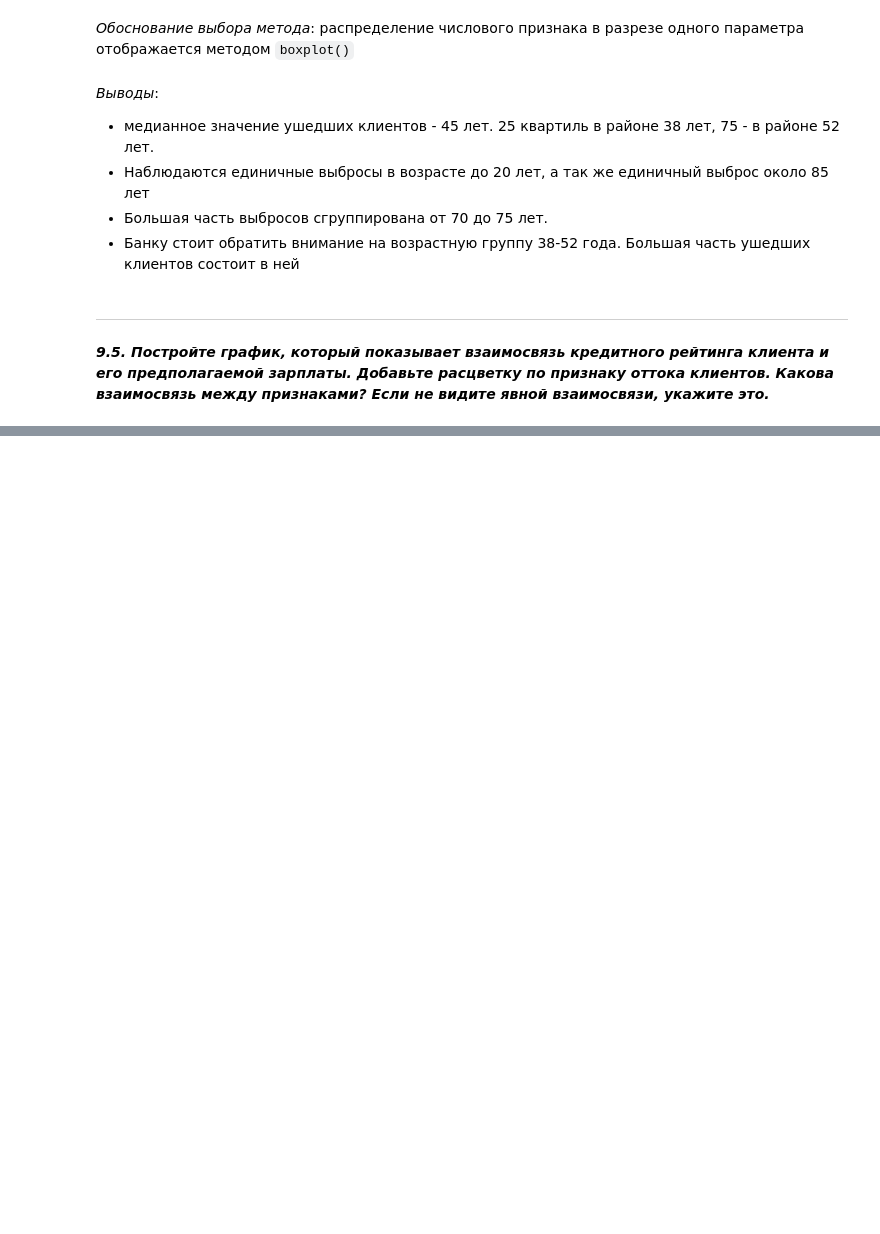
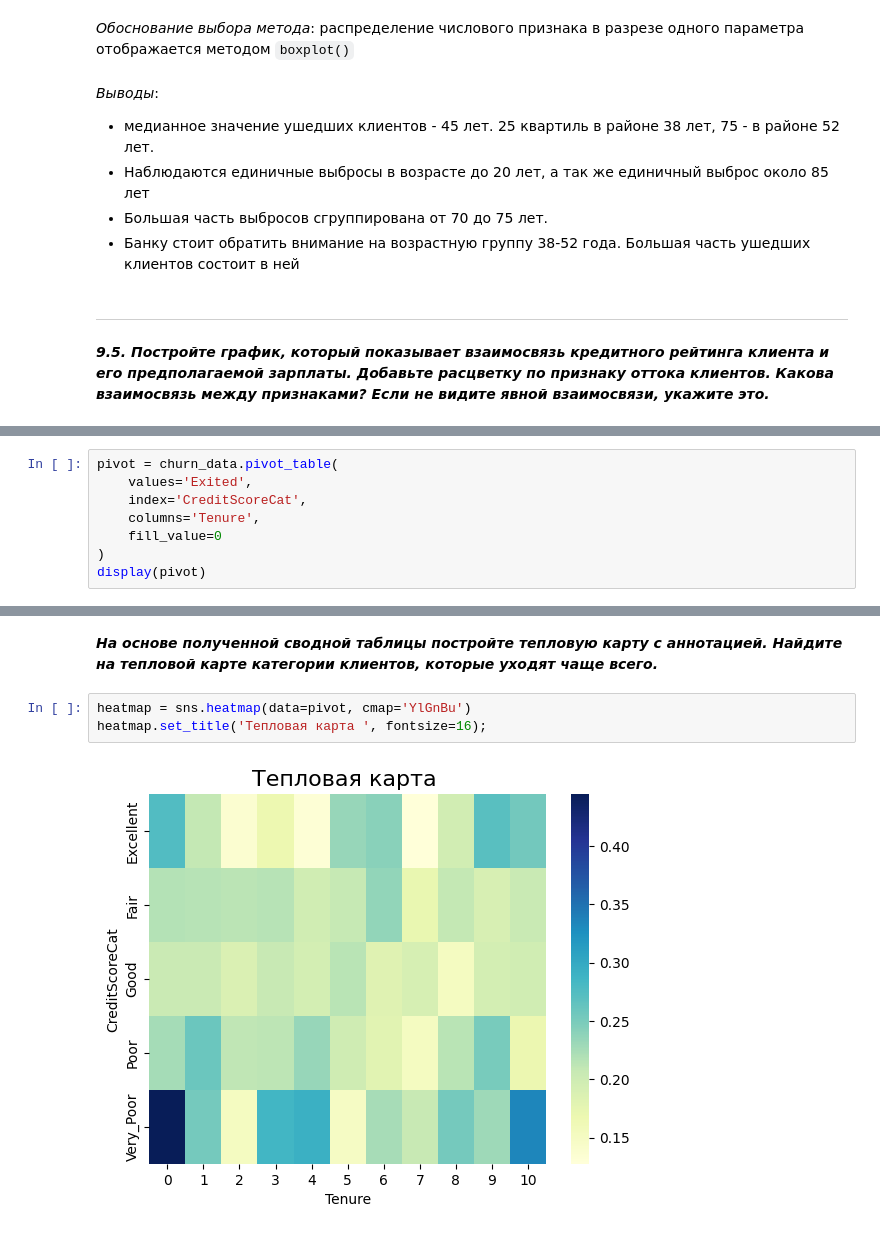
Before and after one commit to vavilove001-lab/sf_data_science, a Jupyter notebook: Notes/visualization/homework.ipynb, the cells around one changed output, grey strips where cells are left out. Cells and saved outputs as stored; diff of their text form; blank space fills up the shorter version.

```diff
--- a/Notes/visualization/homework.ipynb
+++ b/Notes/visualization/homework.ipynb
@@ -195,0 +373,8 @@ boxplot.grid()
+# %%
+pivot = churn_data.pivot_table(
+    values='Exited',
+    index='CreditScoreCat',
+    columns='Tenure',
+    fill_value=0
+)
+display(pivot)
@@ -195,0 +389,7 @@ boxplot.grid()
+# %% [markdown]
+***На основе полученной сводной таблицы постройте тепловую карту с аннотацией. Найдите на тепловой карте категории клиентов, которые уходят чаще всего.***
+# %%
+heatmap = sns.heatmap(data=pivot, cmap='YlGnBu')
+heatmap.set_title('Тепловая карта ', fontsize=16);
+# %% [output]
+[figure, added]
```
Also changed, not shown: parts of 33 cells of this notebook, 3 other files.
